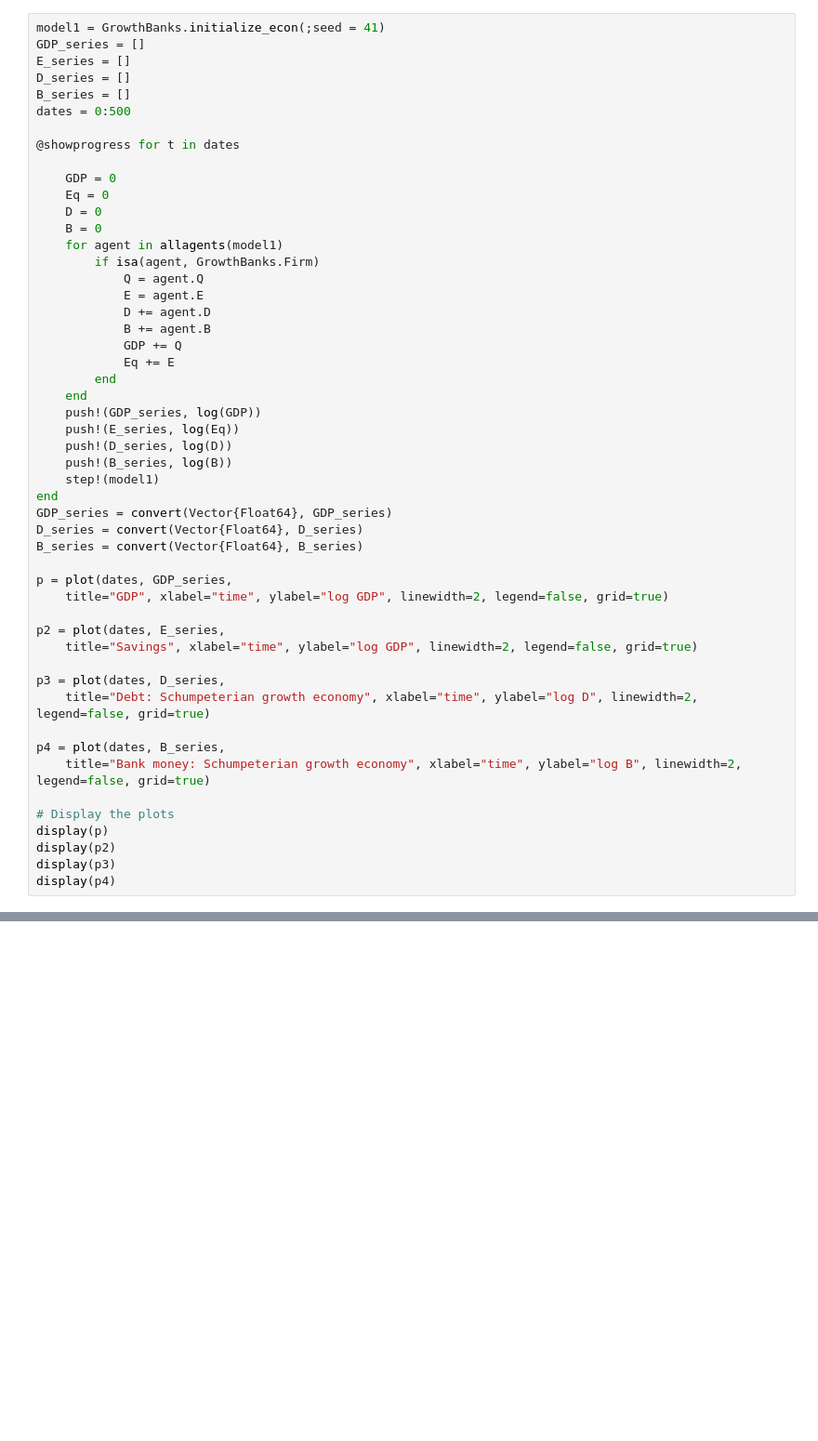
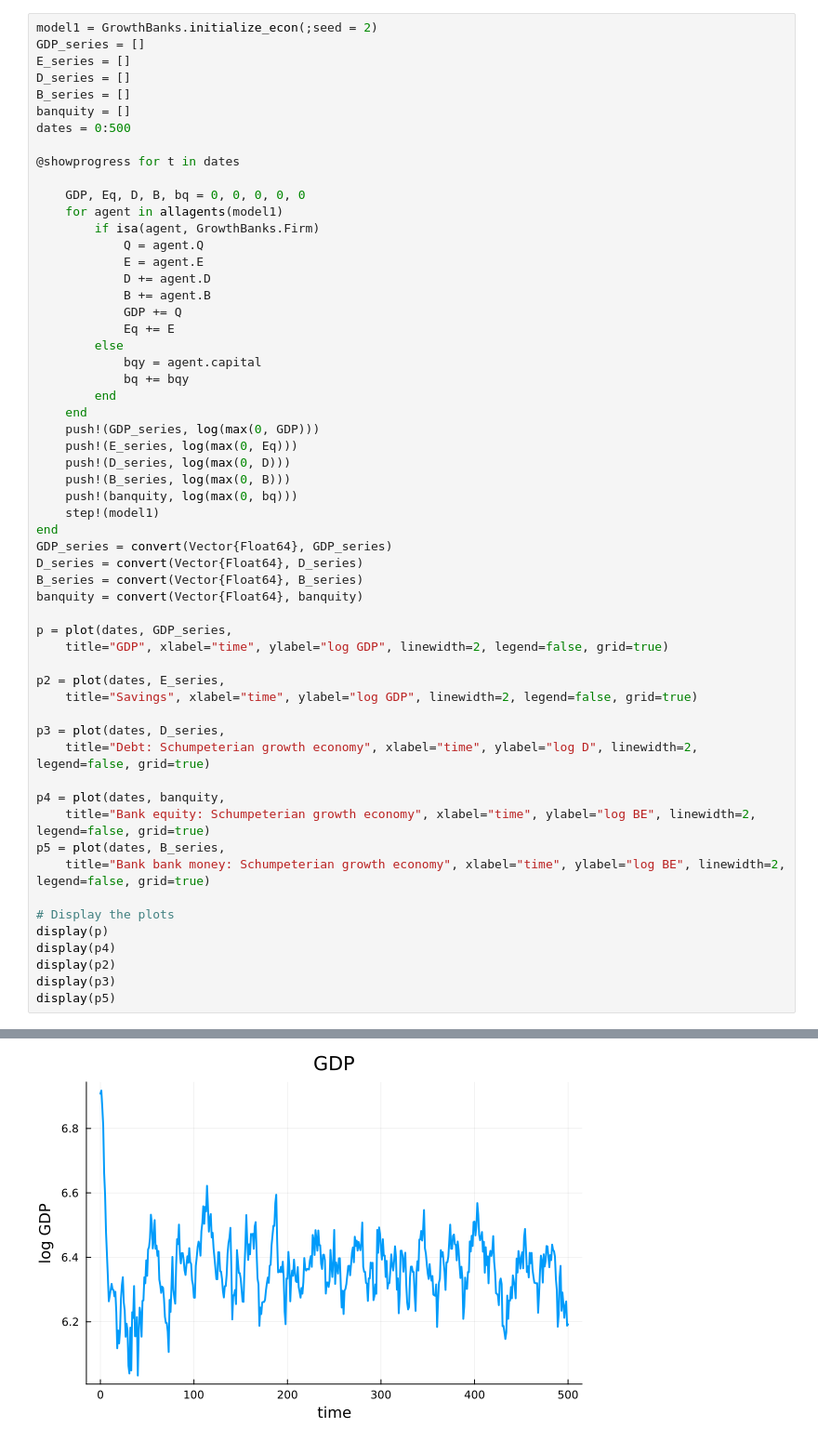
Before and after one commit to mvdmvd/FinGrowthABM, a Jupyter notebook: testing_banks.ipynb, the cells around one changed output, grey strips where cells are left out. Shown at 93% size. Cells and saved outputs as stored; diff of their text form; blank space fills up the shorter version.

```diff
--- a/testing_banks.ipynb
+++ b/testing_banks.ipynb
@@ -8,17 +4,15 @@ in expression starting at /Users/meesvandartel/Desktop/Projects/LPR projects/Fin
 # %%
-model1 = GrowthBanks.initialize_econ(;seed = 41)
+model1 = GrowthBanks.initialize_econ(;seed = 2)
 GDP_series = []
 E_series = []
 D_series = []
 B_series = []
+banquity = []
 dates = 0:500
 
 @showprogress for t in dates
 
-    GDP = 0
-    Eq = 0
-    D = 0
-    B = 0
+    GDP, Eq, D, B, bq = 0, 0, 0, 0, 0
     for agent in allagents(model1)
         if isa(agent, GrowthBanks.Firm)
             Q = agent.Q
@@ -27,17 +21,22 @@ dates = 0:500
             B += agent.B
             GDP += Q
             Eq += E
+        else
+            bqy = agent.capital
+            bq += bqy
         end
     end
-    push!(GDP_series, log(GDP))
-    push!(E_series, log(Eq))
-    push!(D_series, log(D))
-    push!(B_series, log(B))
+    push!(GDP_series, log(max(0, GDP)))
+    push!(E_series, log(max(0, Eq)))
+    push!(D_series, log(max(0, D)))
+    push!(B_series, log(max(0, B)))
+    push!(banquity, log(max(0, bq)))
     step!(model1)
 end
 GDP_series = convert(Vector{Float64}, GDP_series)
 D_series = convert(Vector{Float64}, D_series)
 B_series = convert(Vector{Float64}, B_series)
+banquity = convert(Vector{Float64}, banquity)
 
 p = plot(dates, GDP_series,
     title="GDP", xlabel="time", ylabel="log GDP", linewidth=2, legend=false, grid=true)
@@ -48,11 +47,15 @@ p2 = plot(dates, E_series,
 p3 = plot(dates, D_series,
     title="Debt: Schumpeterian growth economy", xlabel="time", ylabel="log D", linewidth=2, legend=false, grid=true)
 
-p4 = plot(dates, B_series,
-    title="Bank money: Schumpeterian growth economy", xlabel="time", ylabel="log B", linewidth=2, legend=false, grid=true)
+p4 = plot(dates, banquity,
+    title="Bank equity: Schumpeterian growth economy", xlabel="time", ylabel="log BE", linewidth=2, legend=false, grid=true)
+p5 = plot(dates, B_series,
+    title="Bank bank money: Schumpeterian growth economy", xlabel="time", ylabel="log BE", linewidth=2, legend=false, grid=true)
 
 # Display the plots
 display(p)
+display(p4)
 display(p2)
 display(p3)
-display(p4)
+display(p5)
+# %% [output]
@@ -58,0 +105 @@ display(p4)
+[figure, added]
```
Also changed, not shown: parts of 3 cells of this notebook, 3 other files.
